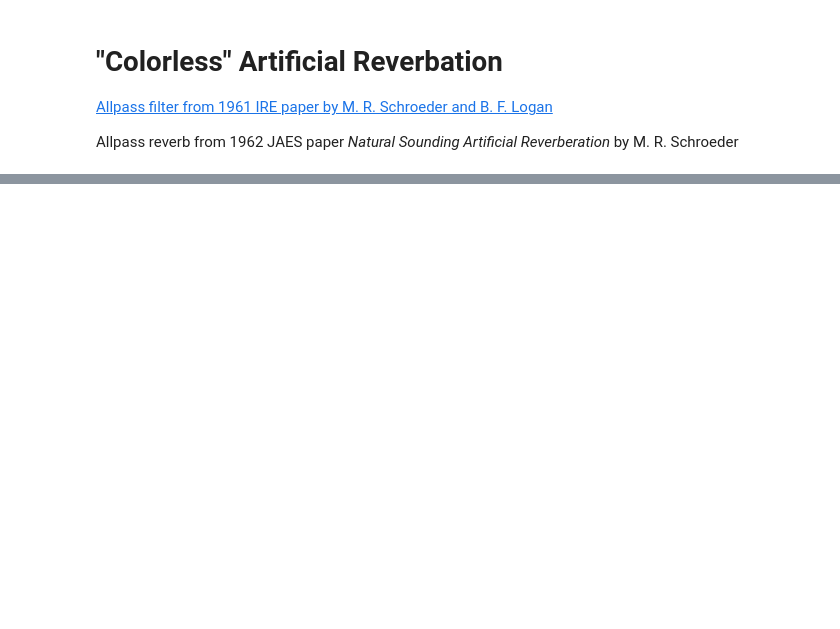
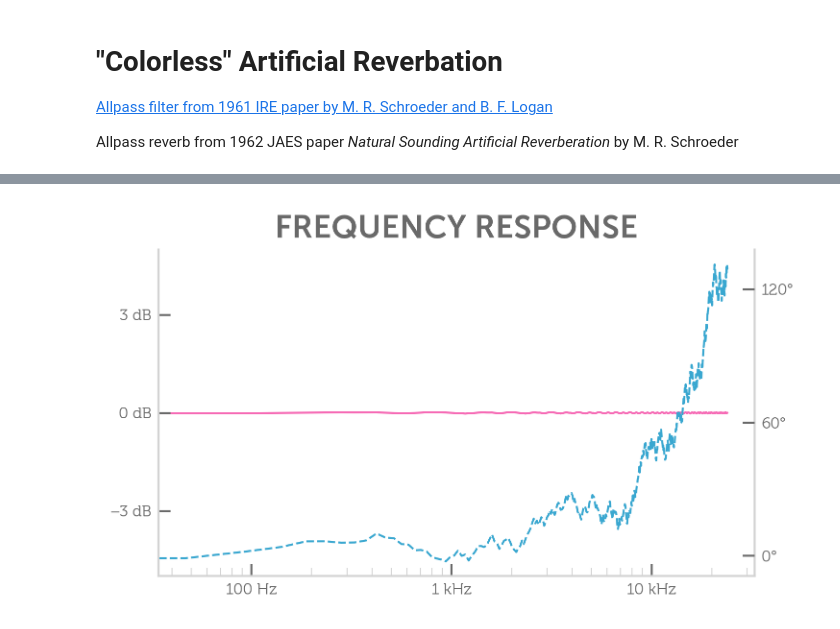
Before and after one commit to ciwhitfill/reverb, a Jupyter notebook: Schroeder.ipynb, the cells around one changed output, grey strips where cells are left out. Saved outputs shown, nothing was run; the diff lists cells and outputs as text; code cells hidden in the pictures; blank space fills up the shorter version.

```diff
--- a/Schroeder.ipynb
+++ b/Schroeder.ipynb
@@ -149,3 +222,9 @@ class AllPassDelay(CombFilter):
+# %%
+plot_fr(impulse_response, sample_rate, 'C15', 'C10', y1_lim=[-5, 5], y2_inc=60)
+
+plt.show()
+# %% [output]
+[figure, added]
 # %% [markdown]
 ![Schroeder Reverb](img/schroeder_reverb.png)
 # %%
```
Also changed, not shown: parts of 10 cells of this notebook, 6 other files.
